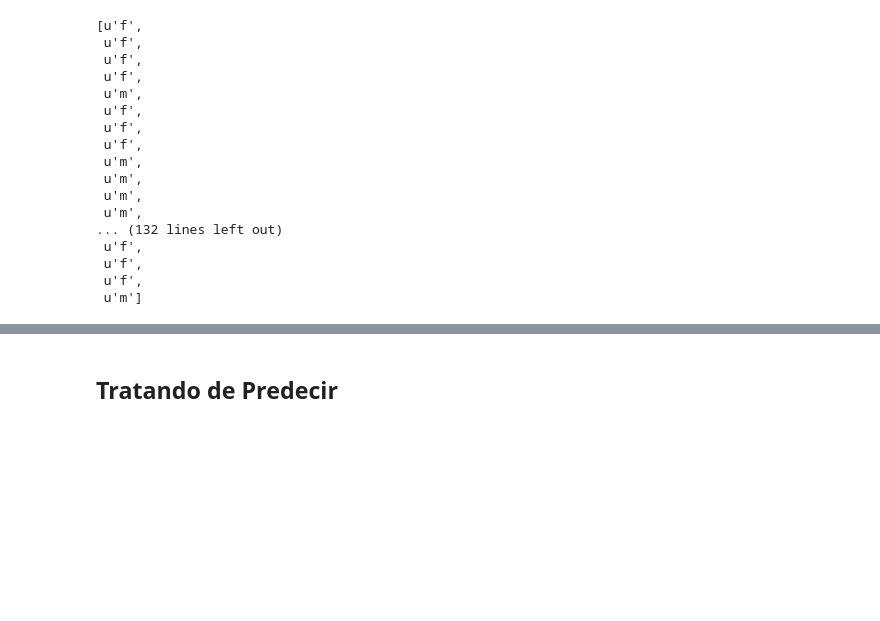
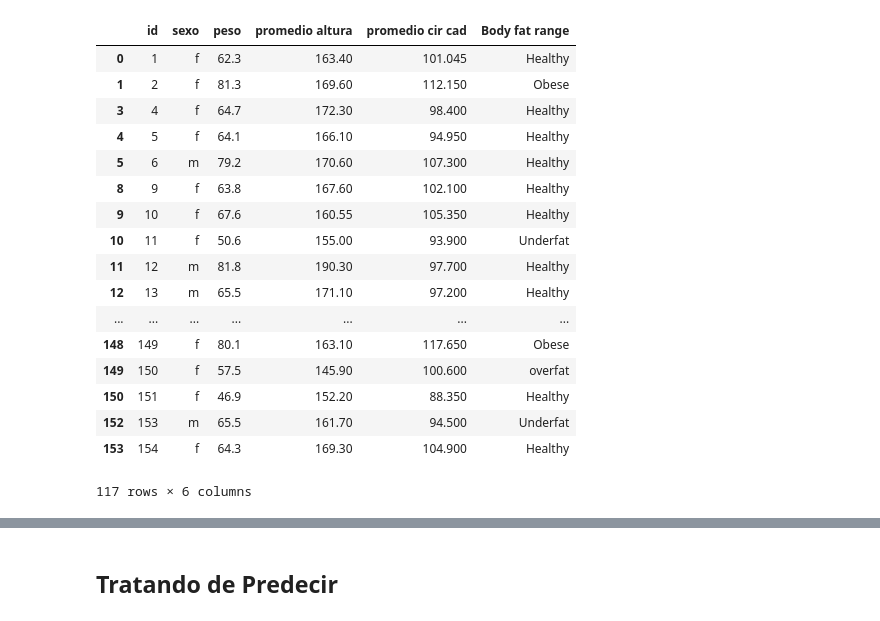
Before and after one commit to pablo1n7/pymesh-torsos-landmarks, a Jupyter notebook: pca_torsos.ipynb, the cells around one changed output, grey strips where cells are left out. Saved outputs shown, nothing was run; the diff lists cells and outputs as text; code cells hidden in the pictures; blank space fills up the shorter version.

```diff
--- a/pca_torsos.ipynb
+++ b/pca_torsos.ipynb
@@ -54,3 +88,24 @@ data = data[["id","sexo","peso","promedio altura","promedio cir cad"]]
+# %%
+data
+# %% [output]
+|  | id | sexo | peso | promedio altura | promedio cir cad | Body fat range |
+| 0 | 1 | f | 62.3 | 163.40 | 101.045 | Healthy |
+| 1 | 2 | f | 81.3 | 169.60 | 112.150 | Obese |
+| 3 | 4 | f | 64.7 | 172.30 | 98.400 | Healthy |
+| 4 | 5 | f | 64.1 | 166.10 | 94.950 | Healthy |
+| 5 | 6 | m | 79.2 | 170.60 | 107.300 | Healthy |
+| 8 | 9 | f | 63.8 | 167.60 | 102.100 | Healthy |
+| 9 | 10 | f | 67.6 | 160.55 | 105.350 | Healthy |
+| 10 | 11 | f | 50.6 | 155.00 | 93.900 | Underfat |
+| 11 | 12 | m | 81.8 | 190.30 | 97.700 | Healthy |
+| 12 | 13 | m | 65.5 | 171.10 | 97.200 | Healthy |
+| ... | ... | ... | ... | ... | ... | ... |
+| 148 | 149 | f | 80.1 | 163.10 | 117.650 | Obese |
+| 149 | 150 | f | 57.5 | 145.90 | 100.600 | overfat |
+| 150 | 151 | f | 46.9 | 152.20 | 88.350 | Healthy |
+| 152 | 153 | m | 65.5 | 161.70 | 94.500 | Underfat |
+| 153 | 154 | f | 64.3 | 169.30 | 104.900 | Healthy |
+117 rows × 6 columns
 # %%
 ids = data["id"].iloc[:].tolist()
 sexo = data["sexo"].iloc[:].tolist()
@@ -57,20 +114,0 @@ sexo = data["sexo"].iloc[:].tolist()
-# %%
-sexo
-# %% [output]
-[u'f',
- u'f',
- u'f',
- u'f',
- u'm',
- u'f',
- u'f',
- u'f',
- u'm',
- u'm',
- u'm',
- u'm',
-... (132 lines left out)
- u'f',
- u'f',
- u'f',
- u'm']
```
Also changed, not shown: parts of 57 cells of this notebook, 11 other files.
